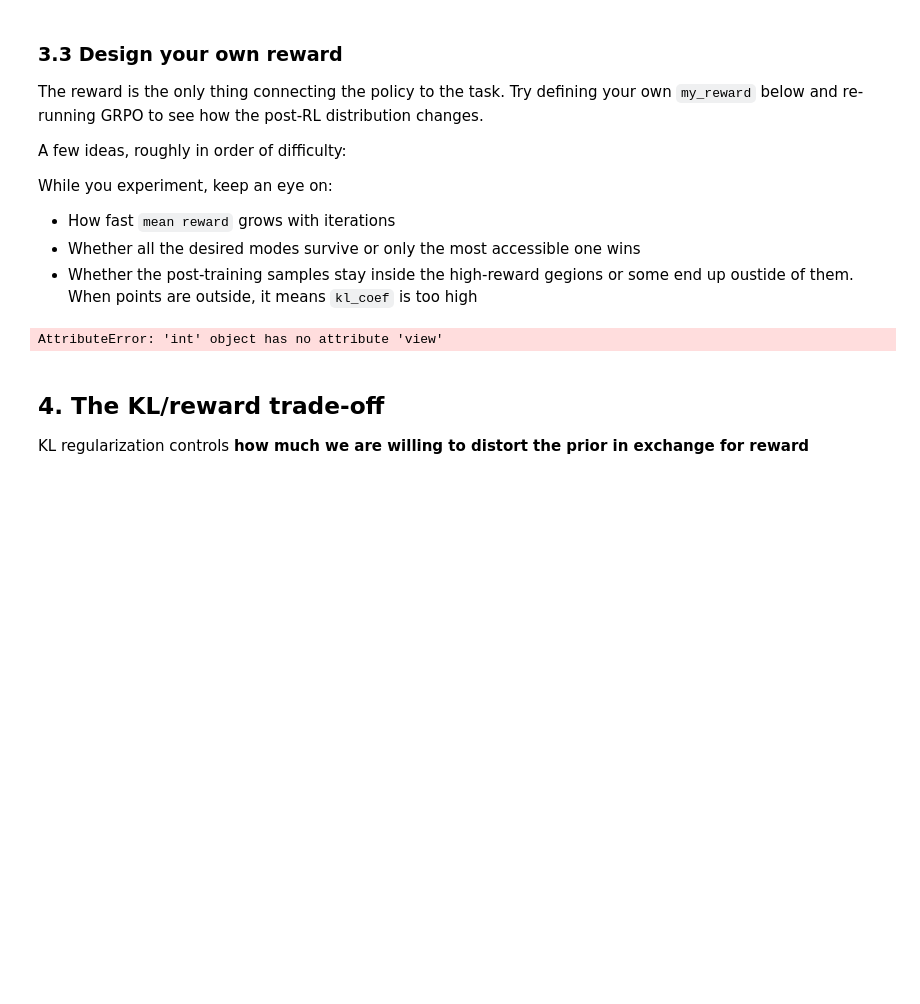
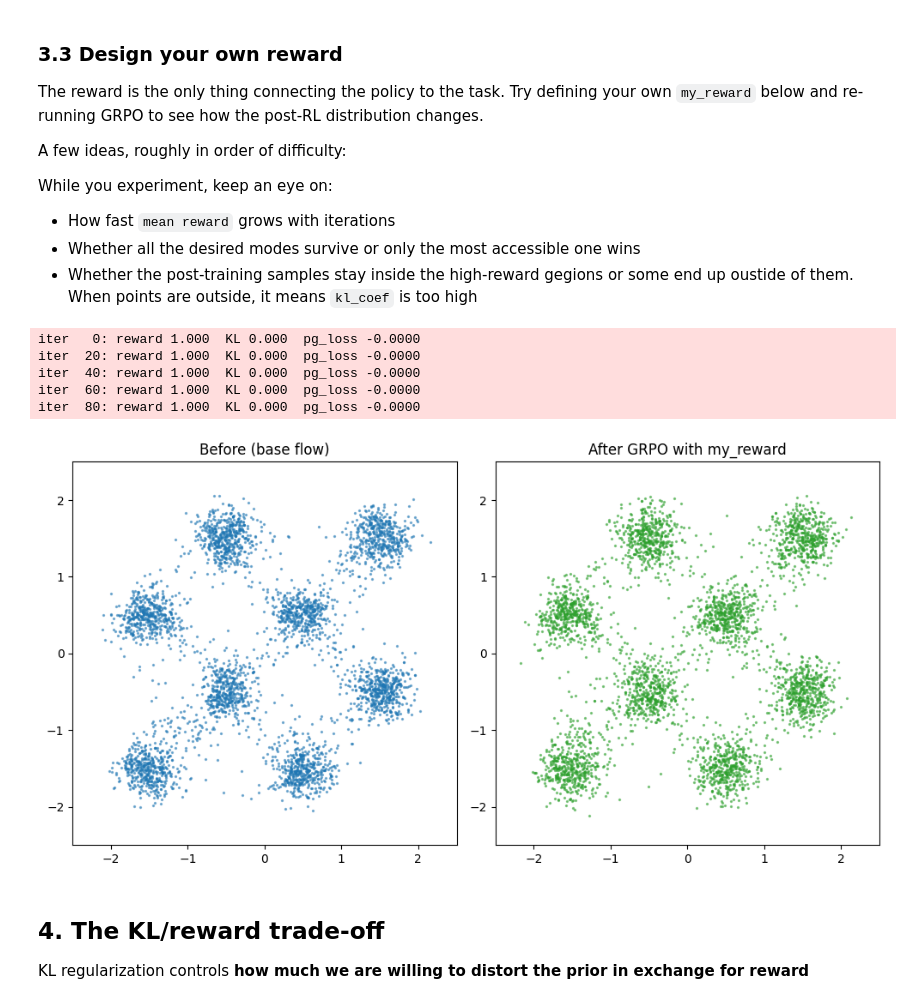
Before and after one commit to XuanVuNguyen/flowmatching_grpo_lecture, a Jupyter notebook: notebook.ipynb, the cells around one changed output. Drawn from its saved outputs; the diff is of its cells as text; code cells hidden in the pictures; blank space fills up the shorter version.

```diff
--- a/notebook.ipynb
+++ b/notebook.ipynb
@@ -221,6 +233,9 @@ Done.
 # %% [markdown]
 ### 3.2 Before vs. after
 # %%
+SIGMA = 0.15
+STEP_NUMBER=100
+
 with torch.no_grad():
     after, _, _ = src.rollout(policy, n=8000, step_number=STEP_NUMBER, sigma=SIGMA)
 
@@ -254,22 +269,27 @@ While you experiment, keep an eye on:
 - Whether the post-training samples stay inside the high-reward gegions or some end up oustide of them. When points are outside, it means `kl_coef` is too high
 # %%
 def my_reward(points: torch.Tensor) -> torch.Tensor:
-    return 1
+    return torch.ones(points.shape[0], device=points.device)  # Constant reward of 1.0 for all points.
 
 policy_custom, hist_custom = run_grpo(
     my_reward, base_model,
     iters=100, kl_coef=0.05, log_every=20,
 )
 
 with torch.no_grad():
     after_custom, _, _ = src.rollout(policy_custom, n=4000, step_number=STEP_NUMBER, sigma=SIGMA)
 
 fig, axes = plt.subplots(1, 2, figsize=(10, 5))
 plot_samples(axes[0], samples, "Before (base flow)")
 plot_samples(axes[1], after_custom.cpu(), "After GRPO with my_reward", color="C2")
 plt.tight_layout(); plt.show()
 # %% [output]
-AttributeError: 'int' object has no attribute 'view'
+iter   0: reward 1.000  KL 0.000  pg_loss -0.0000
+iter  20: reward 1.000  KL 0.000  pg_loss -0.0000
+iter  40: reward 1.000  KL 0.000  pg_loss -0.0000
+iter  60: reward 1.000  KL 0.000  pg_loss -0.0000
+iter  80: reward 1.000  KL 0.000  pg_loss -0.0000
+[figure, added]
 # %% [markdown]
 ## 4. The KL/reward trade-off
 
```
Also changed, not shown: parts of 11 cells of this notebook.
